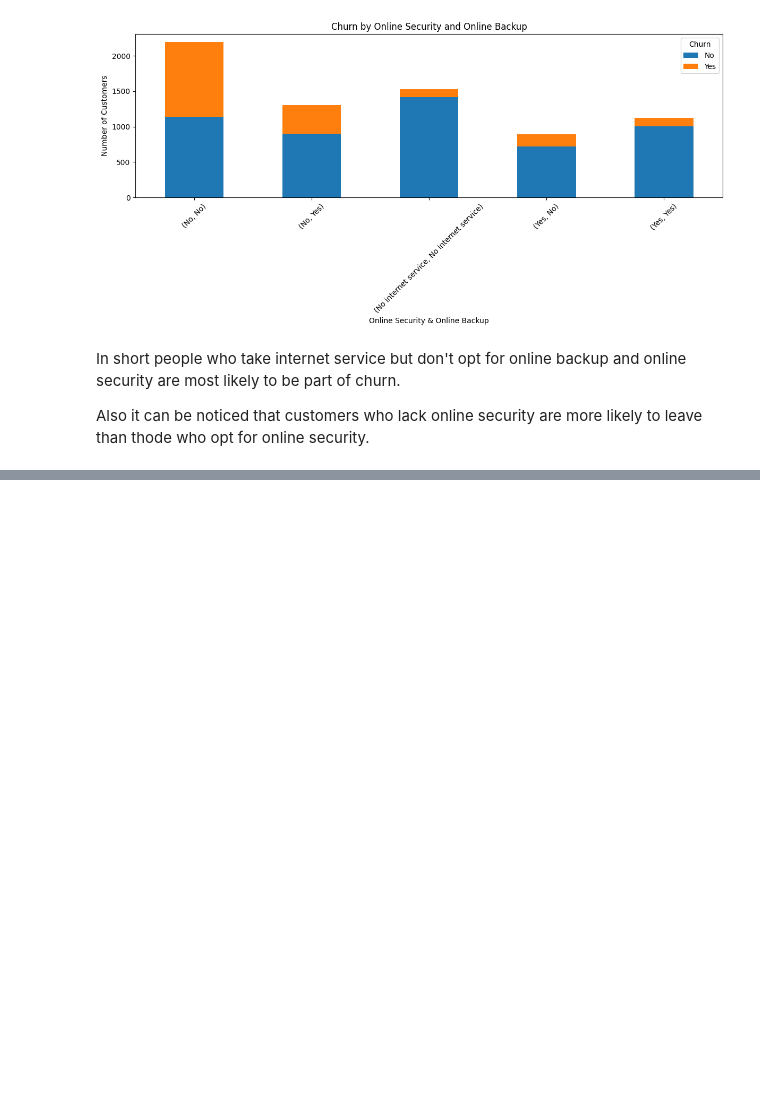
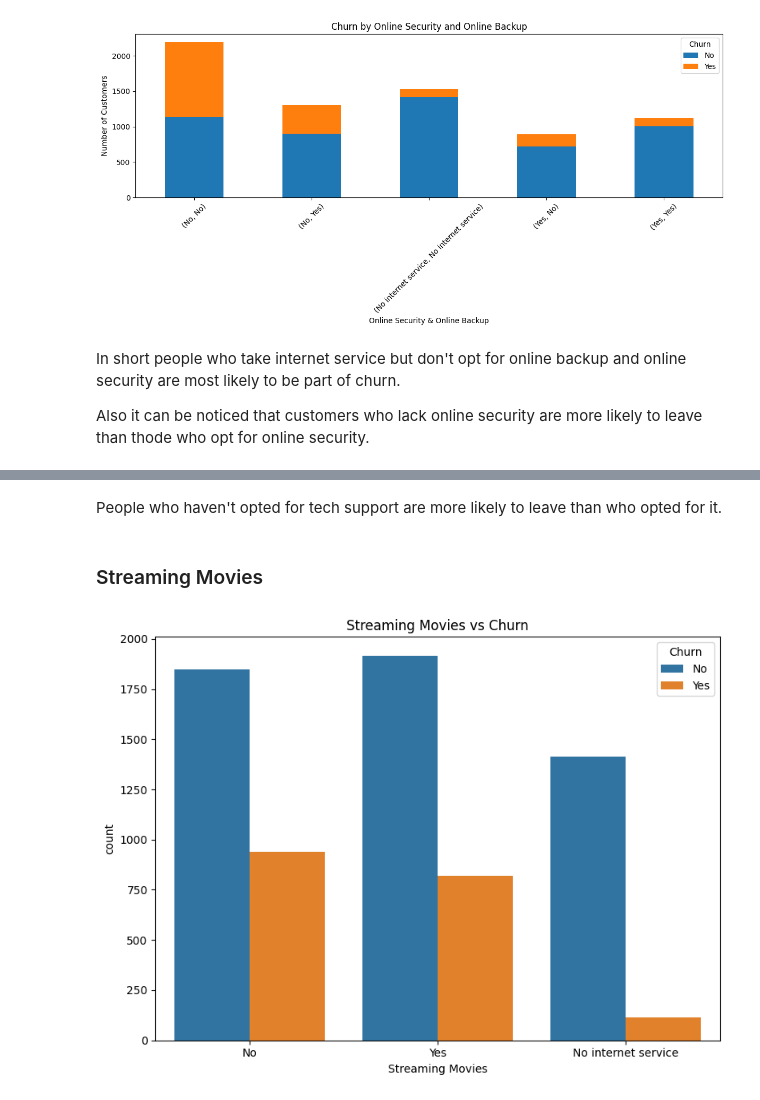
Before and after one commit to AabharanGupta/CustomerChurnAnalysis, a Jupyter notebook: Project.ipynb, the cells around one changed output, grey strips where cells are left out. Drawn from its saved outputs; the diff is of its cells as text; code cells hidden in the pictures; blank space fills up the shorter version.

```diff
--- a/Project.ipynb
+++ b/Project.ipynb
@@ -418,0 +456,13 @@ Also it can be noticed that customers who lack online security are more likely t
+# %% [markdown]
+People who haven't opted for tech support are more likely to leave than who opted for it.
+# %% [markdown]
+### Streaming Movies
+# %%
+plt.figure(figsize=(8,6))
+sns.countplot(x=df['StreamingMovies'],hue=df['Churn'])
+plt.xlabel('Streaming Movies')
+plt.title('Streaming Movies vs Churn')
+plt.tight_layout()
+plt.show()
+# %% [output]
+[figure, added]
```
Also changed, not shown: parts of 26 cells of this notebook.
